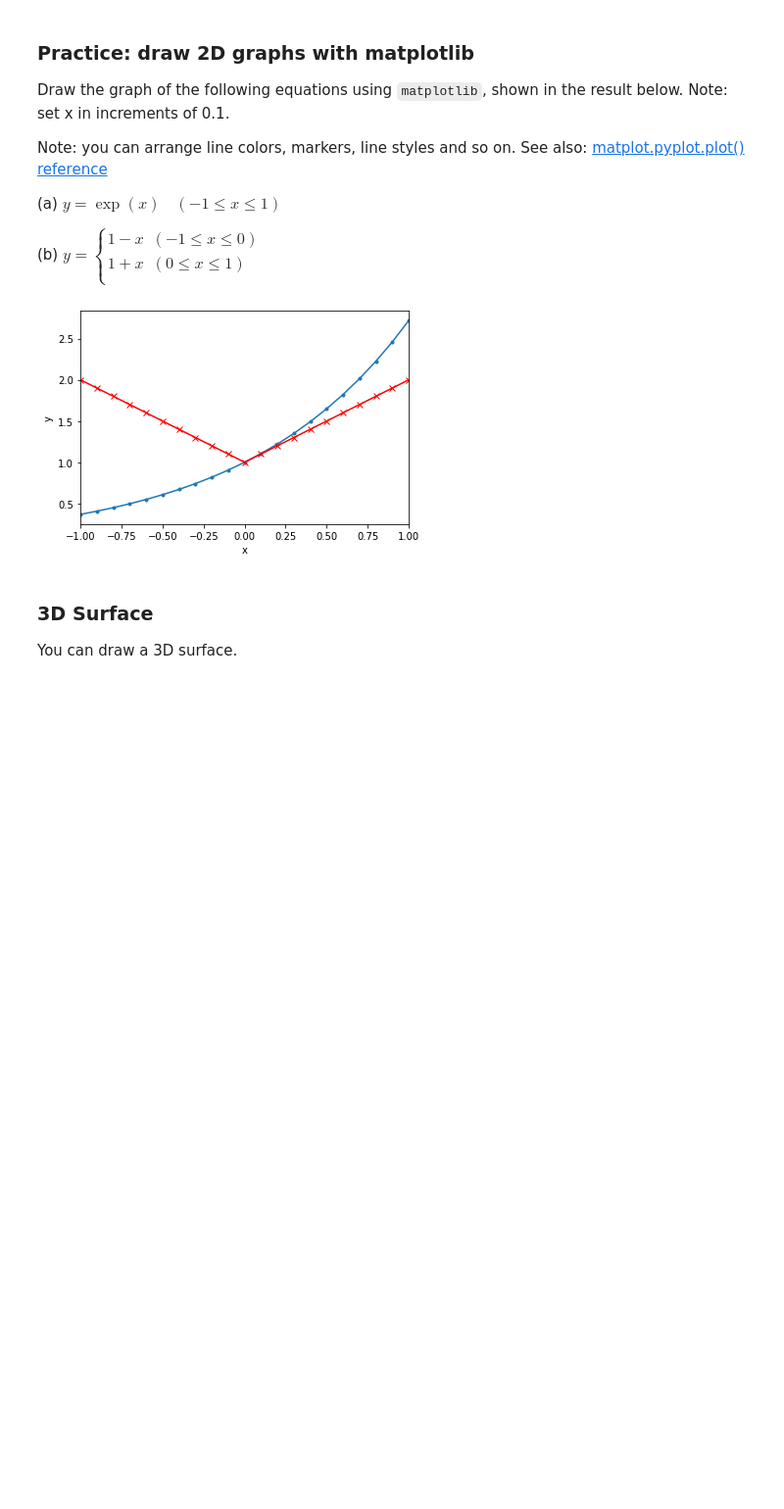
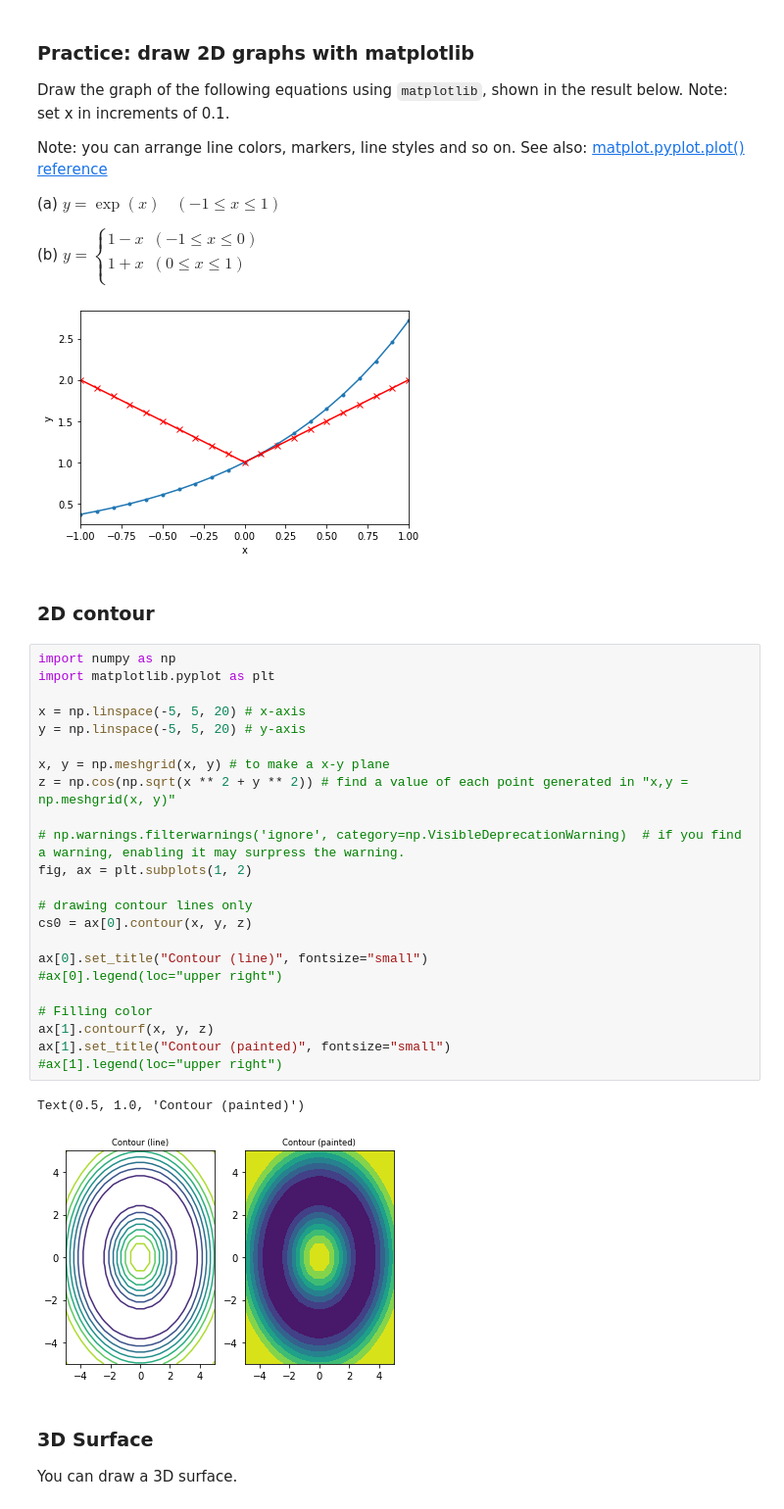
Before and after one commit to doi-shigeo/KMITL-CE-Programming3, a Jupyter notebook: Programming3_Matplotlib.ipynb, the cells around one changed output. Shown at 98% size. Saved outputs shown, nothing was run; the diff lists cells and outputs as text; blank space fills up the shorter version.

```diff
--- a/Programming3_Matplotlib.ipynb
+++ b/Programming3_Matplotlib.ipynb
@@ -308,6 +320,34 @@ $
 # %%
 # %% [output]
 [figure]
+# %% [markdown]
+### 2D contour
+# %%
+import numpy as np
+import matplotlib.pyplot as plt
+
+x = np.linspace(-5, 5, 20) # x-axis
+y = np.linspace(-5, 5, 20) # y-axis
+
+x, y = np.meshgrid(x, y) # to make a x-y plane
+z = np.cos(np.sqrt(x ** 2 + y ** 2)) # find a value of each point generated in "x,y = np.meshgrid(x, y)"
+
+# np.warnings.filterwarnings('ignore', category=np.VisibleDeprecationWarning)  # if you find a warning, enabling it may surpress the warning.
+fig, ax = plt.subplots(1, 2)
+
+# drawing contour lines only
+cs0 = ax[0].contour(x, y, z)
+
+ax[0].set_title("Contour (line)", fontsize="small")
+#ax[0].legend(loc="upper right")
+
+# Filling color
+ax[1].contourf(x, y, z)
+ax[1].set_title("Contour (painted)", fontsize="small")
+#ax[1].legend(loc="upper right")
+# %% [output]
+Text(0.5, 1.0, 'Contour (painted)')
+[figure, added]
 # %% [markdown]
 ### 3D Surface
 
```
Also changed, not shown: parts of 6 cells of this notebook.
